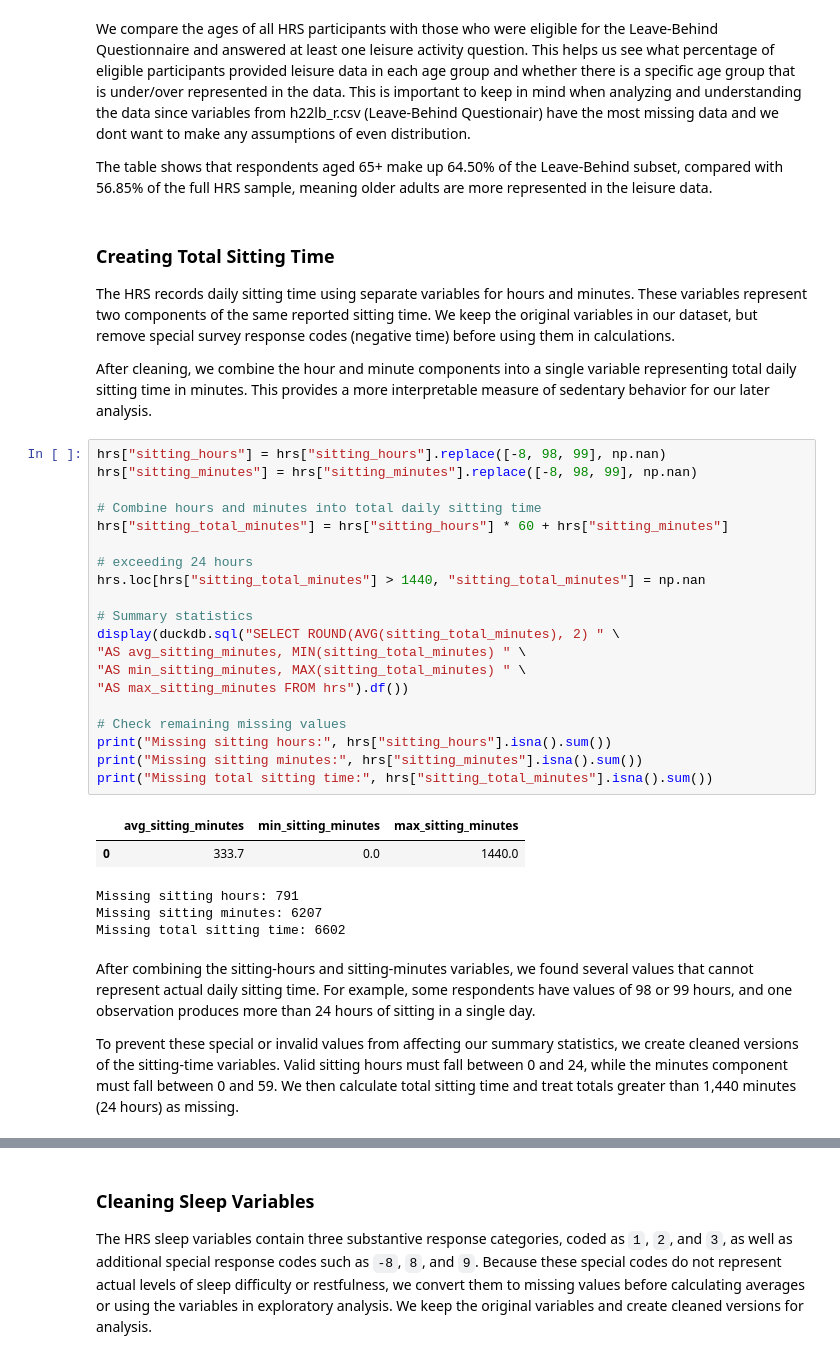
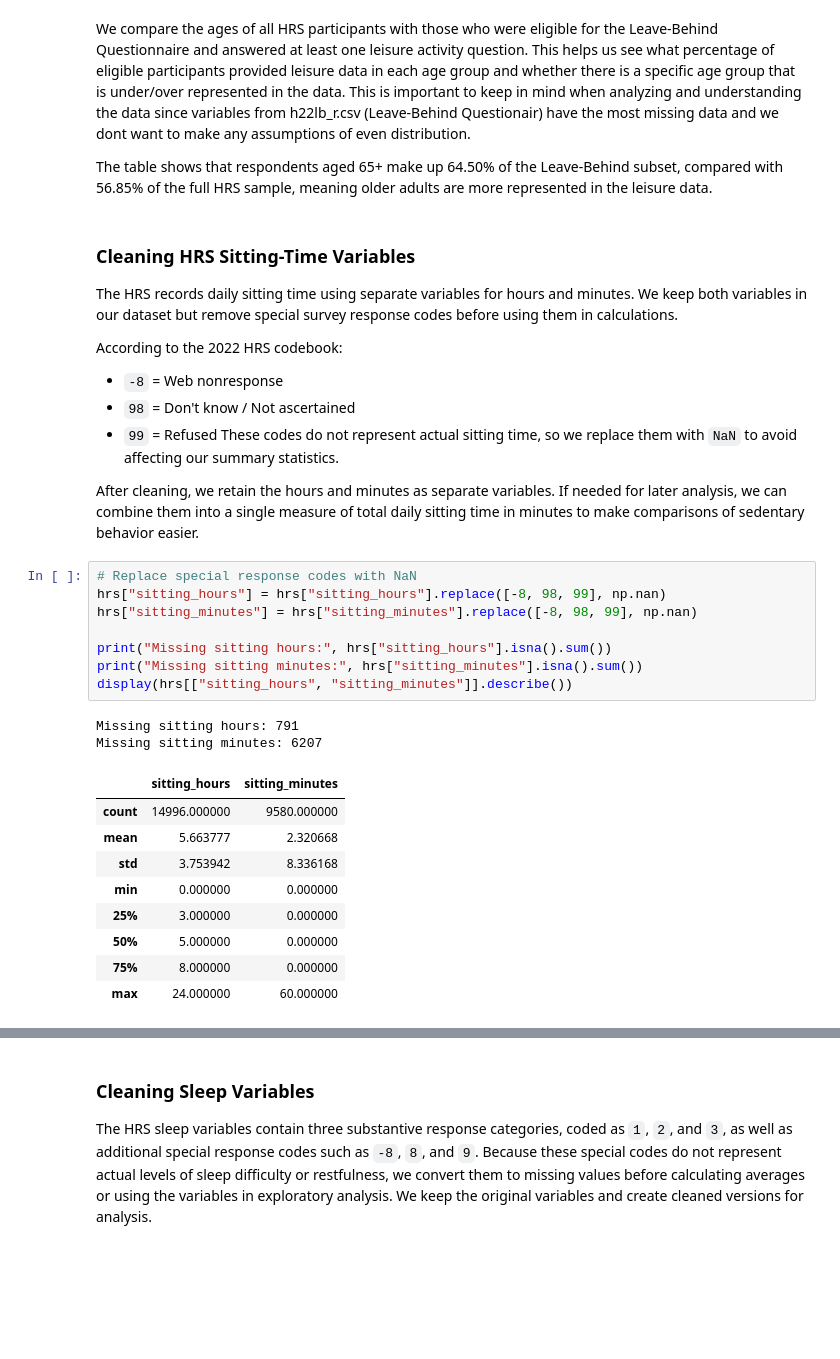
Before and after one commit to rem388/DataScienceProject, a Jupyter notebook: Phase2.ipynb, the cells around one changed output, grey strips where cells are left out. Saved outputs shown, nothing was run; the diff lists cells and outputs as text; blank space fills up the shorter version.

Commit message:
minutes two variables not one

```diff
--- a/Phase2.ipynb
+++ b/Phase2.ipynb
@@ -1136,39 +1136,35 @@ We compare the ages of all HRS participants with those who were eligible for the
 
 The table shows that respondents aged 65+ make up 64.50% of the Leave-Behind subset, compared with 56.85% of the full HRS sample, meaning older adults are more represented in the leisure data.
 # %% [markdown]
-### Creating Total Sitting Time
+### Cleaning HRS Sitting-Time Variables
 
-The HRS records daily sitting time using separate variables for hours and minutes. These variables represent two components of the same reported sitting time. We keep
-the original variables in our dataset, but remove special survey response codes (negative time) before using them in calculations.
+The HRS records daily sitting time using separate variables for hours and minutes. We keep both variables in our dataset but remove special survey response codes before using them in calculations.
 
-After cleaning, we combine the hour and minute components into a single variable representing total daily sitting time in minutes. This provides a more interpretable measure of sedentary behavior for our later analysis.
+According to the 2022 HRS codebook:
+
+- `-8` = Web nonresponse
+- `98` = Don't know / Not ascertained
+- `99` = Refused
+These codes do not represent actual sitting time, so we replace them with `NaN` to avoid affecting our summary statistics.
+
+After cleaning, we retain the hours and minutes as separate variables. If needed for later analysis, we can combine them into a single measure of total daily sitting time in minutes to make comparisons of sedentary behavior easier.
 # %%
+# Replace special response codes with NaN
 hrs["sitting_hours"] = hrs["sitting_hours"].replace([-8, 98, 99], np.nan)
 hrs["sitting_minutes"] = hrs["sitting_minutes"].replace([-8, 98, 99], np.nan)
 
-# Combine hours and minutes into total daily sitting time
-hrs["sitting_total_minutes"] = hrs["sitting_hours"] * 60 + hrs["sitting_minutes"]
-
-# exceeding 24 hours
-hrs.loc[hrs["sitting_total_minutes"] > 1440, "sitting_total_minutes"] = np.nan
-
-# Summary statistics
-display(duckdb.sql("SELECT ROUND(AVG(sitting_total_minutes), 2) " \
-"AS avg_sitting_minutes, MIN(sitting_total_minutes) " \
-"AS min_sitting_minutes, MAX(sitting_total_minutes) " \
-"AS max_sitting_minutes FROM hrs").df())
-
-# Check remaining missing values
 print("Missing sitting hours:", hrs["sitting_hours"].isna().sum())
 print("Missing sitting minutes:", hrs["sitting_minutes"].isna().sum())
-print("Missing total sitting time:", hrs["sitting_total_minutes"].isna().sum())
+display(hrs[["sitting_hours", "sitting_minutes"]].describe())
 # %% [output]
+Missing sitting hours: 791
+Missing sitting minutes: 6207
-|  | avg_sitting_minutes | min_sitting_minutes | max_sitting_minutes |
-| 0 | 333.7 | 0.0 | 1440.0 |
+|  | sitting_hours | sitting_minutes |
+| count | 14996.000000 | 9580.000000 |
+| mean | 5.663777 | 2.320668 |
+| std | 3.753942 | 8.336168 |
+| min | 0.000000 | 0.000000 |
+| 25% | 3.000000 | 0.000000 |
+| 50% | 5.000000 | 0.000000 |
+| 75% | 8.000000 | 0.000000 |
+| max | 24.000000 | 60.000000 |
-Missing sitting hours: 791
-Missing sitting minutes: 6207
-Missing total sitting time: 6602
-# %% [markdown]
-After combining the sitting-hours and sitting-minutes variables, we found several values that cannot represent actual daily sitting time. For example, some respondents have values of 98 or 99 hours, and one observation produces more than 24 hours of sitting in a single day.
-
-To prevent these special or invalid values from affecting our summary statistics, we create cleaned versions of the sitting-time variables. Valid sitting hours must fall between 0 and 24, while the minutes component must fall between 0 and 59. We then calculate total sitting time and treat totals greater than 1,440 minutes (24 hours) as missing.
```
Also changed, not shown: parts of 2 cells of this notebook.
